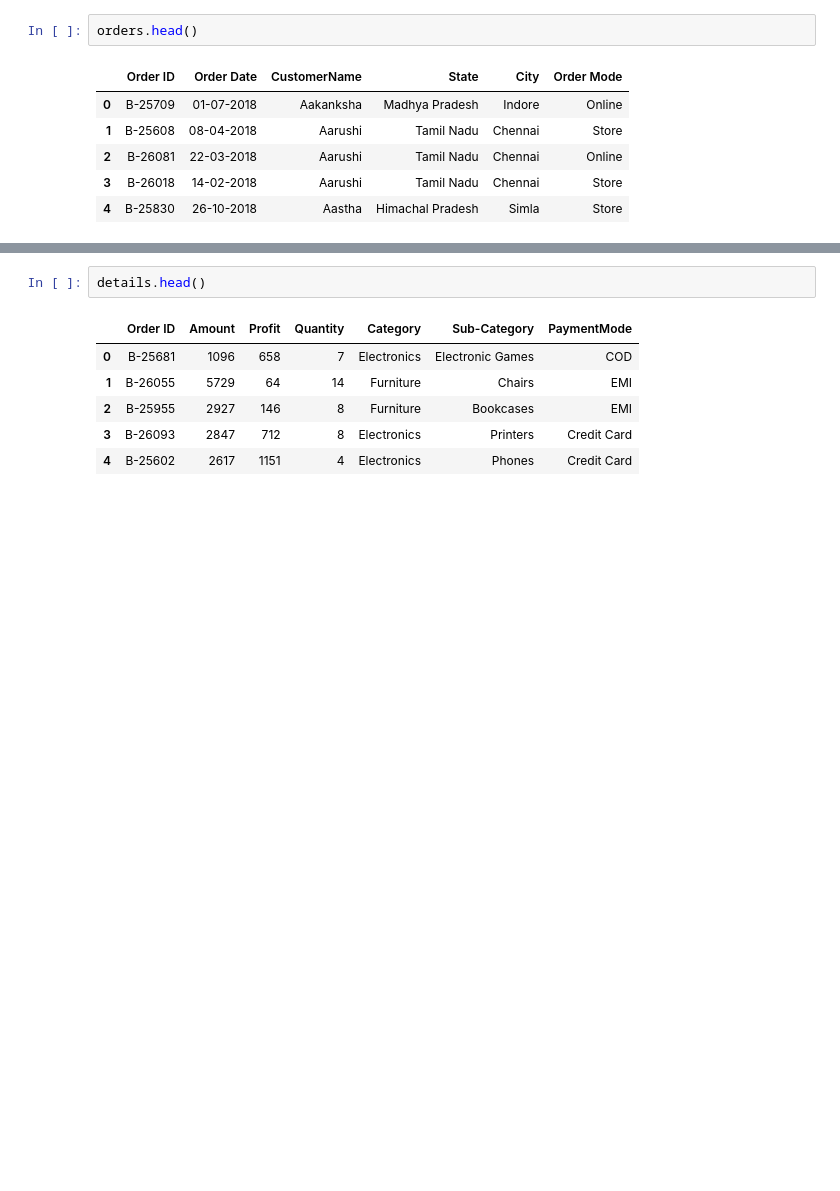
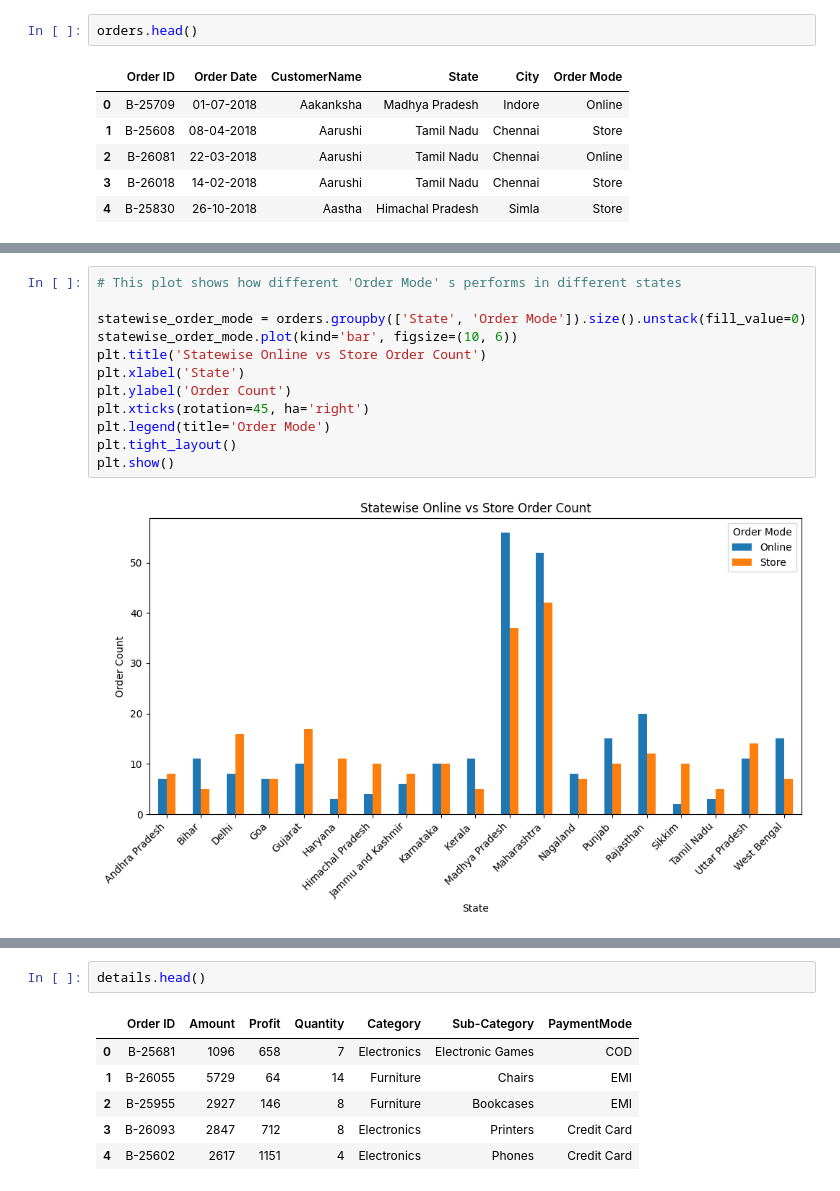
Before and after one commit to lokeshmeela/Multi-Branch-Business-Performance-Analysis, a Jupyter notebook: Business Insiders.ipynb, the cells around one changed output, grey strips where cells are left out. Saved outputs shown, nothing was run; the diff lists cells and outputs as text; blank space fills up the shorter version.

```diff
--- a/Business Insiders.ipynb
+++ b/Business Insiders.ipynb
@@ -17,0 +65,14 @@ orders.head()
+# %%
+# This plot shows how different 'Order Mode' s performs in different states
+
+statewise_order_mode = orders.groupby(['State', 'Order Mode']).size().unstack(fill_value=0)
+statewise_order_mode.plot(kind='bar', figsize=(10, 6))
+plt.title('Statewise Online vs Store Order Count')
+plt.xlabel('State')
+plt.ylabel('Order Count')
+plt.xticks(rotation=45, ha='right')
+plt.legend(title='Order Mode')
+plt.tight_layout()
+plt.show()
+# %% [output]
+[figure, added]
```
Also changed, not shown: parts of 40 cells of this notebook.
